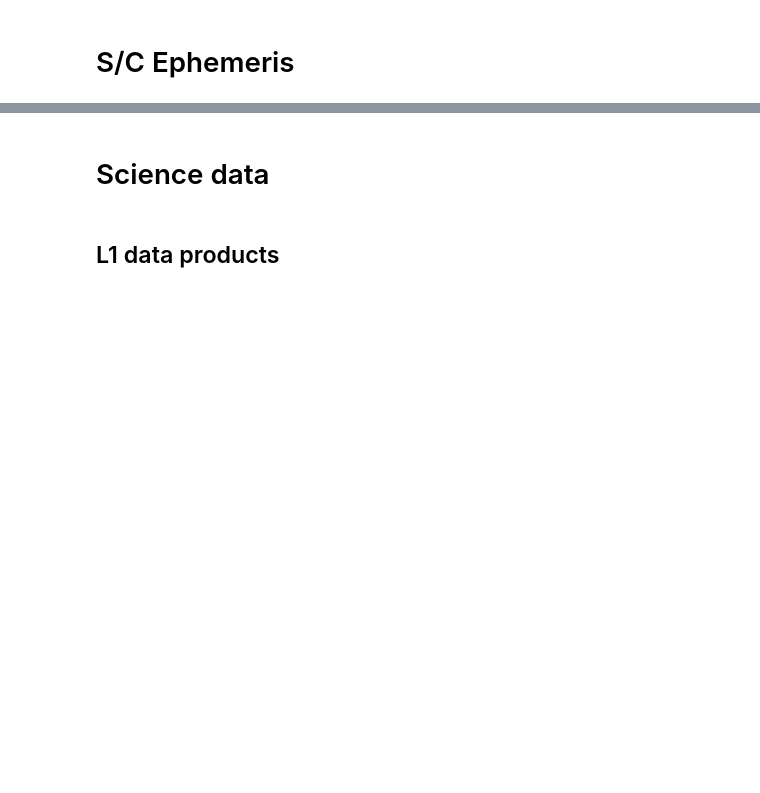
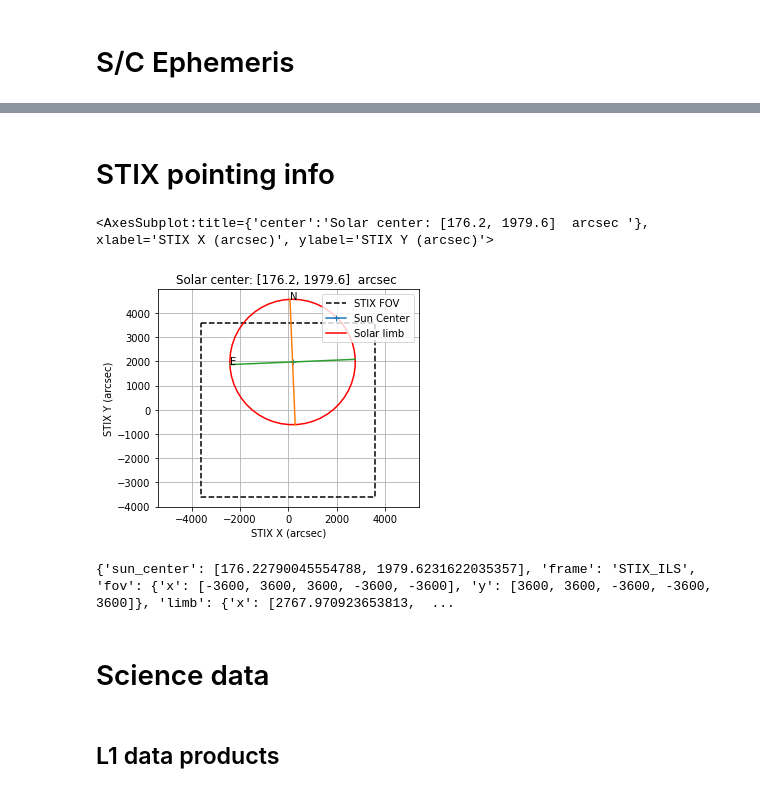
Before and after one commit to i4Ds/stixdcpy, a Jupyter notebook: examples/tutorial.ipynb, the cells around one changed output, grey strips where cells are left out. Cells and saved outputs as stored; diff of their text form; code cells hidden in the pictures; blank space fills up the shorter version.

Commit message:
added stix fov

```diff
--- a/examples/tutorial.ipynb
+++ b/examples/tutorial.ipynb
@@ -152,5 +151,15 @@ emph.data
+# %% [markdown]
+# STIX pointing info
 # %%
-#emph.data
+fov=anc.STIXPointing.from_sdc('2022-03-18T00:00:00')
+fov.peek()
+# %% [output]
+<AxesSubplot:title={'center':'Solar center: [176.2, 1979.6]  arcsec '}, xlabel='STIX X (arcsec)', ylabel='STIX Y (arcsec)'>
+[figure, added]
+# %%
+print(fov.data)
+# %% [output]
+{'sun_center': [176.22790045554788, 1979.6231622035357], 'frame': 'STIX_ILS', 'fov': {'x': [-3600, 3600, 3600, -3600, -3600], 'y': [3600, 3600, -3600, -3600, 3600]}, 'limb': {'x': [2767.970923653813,  ...
 # %% [markdown]
 # Science data
 # %% [markdown]
```
Also changed, not shown: parts of 12 cells of this notebook, 4 other files.
